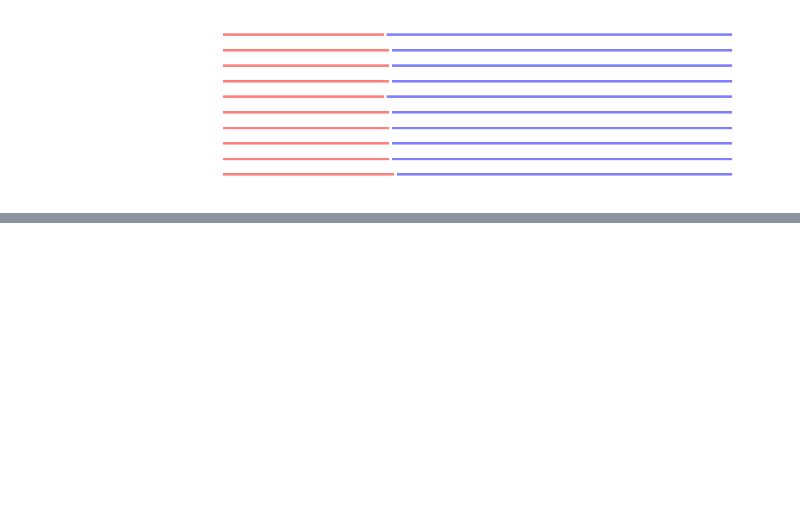
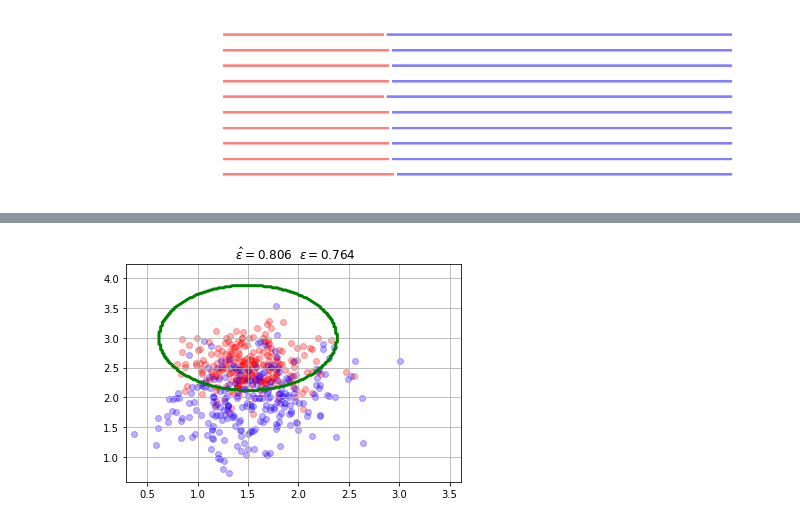
Before and after one commit to sivico26/ML-biocomp, a Jupyter notebook: notebooks/lectures/lect1-introduction.ipynb, the cells around one changed output, grey strips where cells are left out. Drawn from its saved outputs; the diff is of its cells as text; code cells hidden in the pictures; blank space fills up the shorter version.

```diff
--- a/notebooks/lectures/lect1-introduction.ipynb
+++ b/notebooks/lectures/lect1-introduction.ipynb
@@ -131,0 +147,10 @@ show_1D_dataset_samples(10000, d1, d2, dot_alpha=.001)
+# %%
+# Ideal case
+mc = mlutils.Example_Bayes2DClassifier(mean0=[1.5, 2.5], cov0=[[0.1, 0.], [0., 0.1]],
+                                        mean1=[1.5, 2.], cov1=[[0.2,0.1],[0,.2]])
+X,y = mc.sample(500)
+mlutils.plot_2Ddata_with_boundary(mc.predict, X, y, line_width=3, line_color="green", dots_alpha=.3)
+plt.title(" $\hat{\epsilon}=%.3f$"%mc.score(X,y)+"  $\epsilon=%.3f$"%mc.analytic_score());
+plt.grid();
+# %% [output]
+[figure, added]
```
Also changed, not shown: parts of 20 cells of this notebook, 3 other files.
